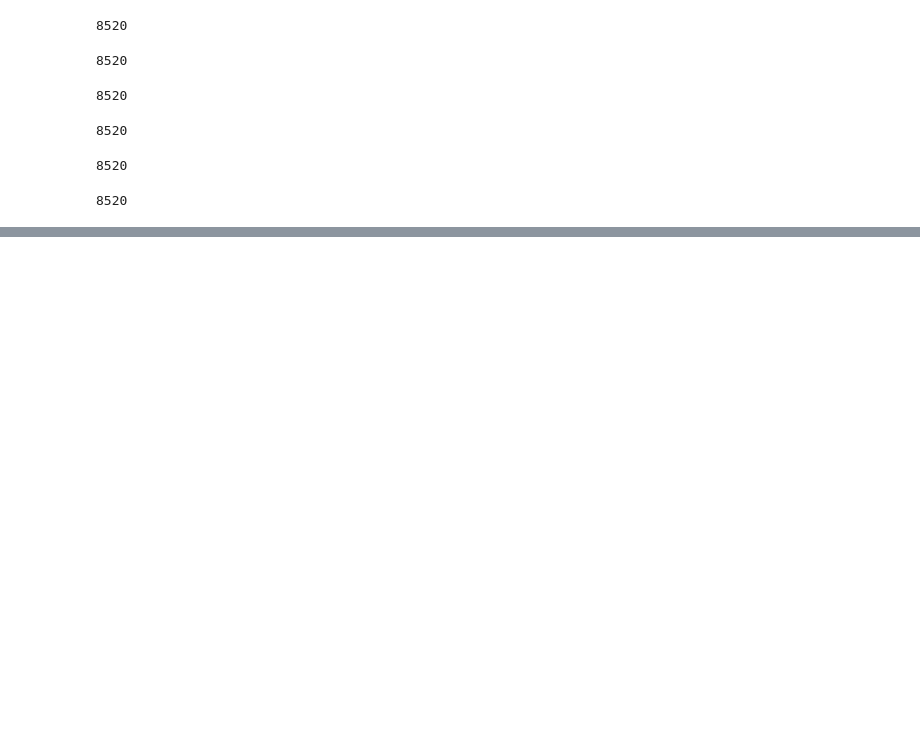
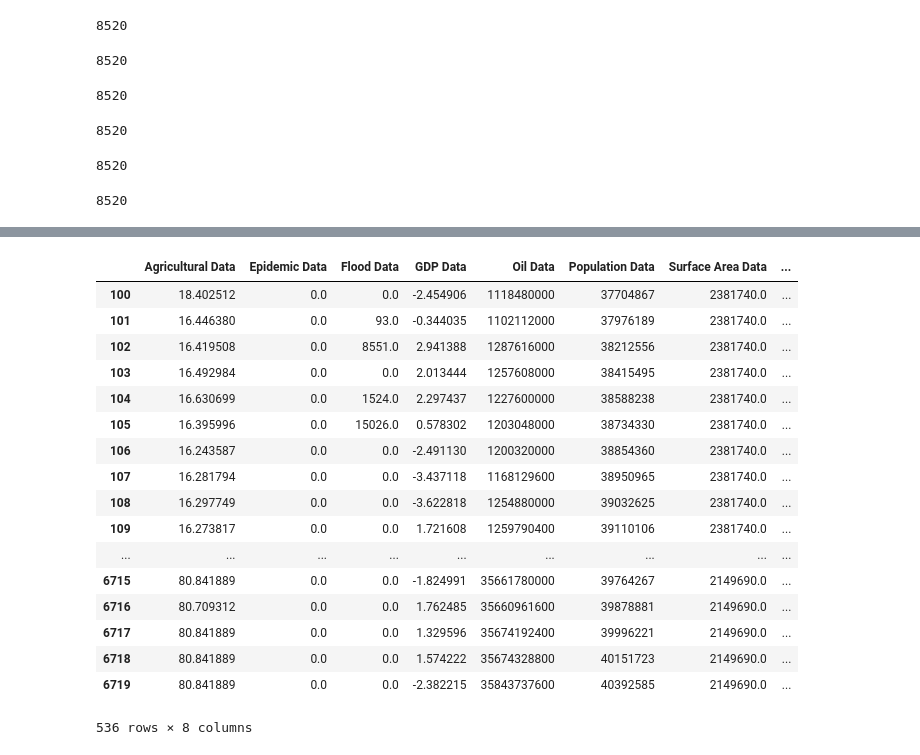
Before and after one commit to mike-gee/datascience, a Jupyter notebook: findingCorrelation.ipynb, the cells around one changed output, grey strips where cells are left out. Drawn from its saved outputs; the diff is of its cells as text; code cells hidden in the pictures; blank space fills up the shorter version.

```diff
--- a/findingCorrelation.ipynb
+++ b/findingCorrelation.ipynb
@@ -145,12 +146,12 @@ for gdp_country_index in range(0, len(GDPdata.ix[:,0])):
         if GDPdata.ix[gdp_country_index,0] == floodData.ix[flood_country_index,0]:
             countryFound = True
             for x in range(0, 10):
-                floodDataList.append('')
+                floodDataList.append(np.nan)
             for year in [str(x) for x in range(1970, 2000)]:
                 floodDataList.append(floodData[year][flood_country_index])
     if countryFound != True:
         for x in range(1960, 2000):
-            floodDataList.append('')
+            floodDataList.append(np.nan)
     countryFound = False
 # %%
 GDPdataList = []
@@ -228,12 +229,12 @@ for gdp_country_index in range(0, len(GDPdata.ix[:,0])):
     for oil_country_index in range(1, len(oilData.ix[:,0]) + 1):
         if GDPdata.ix[gdp_country_index,0] == oilData.ix[oil_country_index,0]:
             countryFound = True
-            oilDataList.append('')
+            oilDataList.append(0.0)
             for year in [str(x) for x in range(1961, 2000)]:
                 oilDataList.append(oilData[year][oil_country_index])
     if countryFound != True:
         for x in range(1960, 2000):
-            oilDataList.append('')
+            oilDataList.append(0.0)
     countryFound = False
 
 print(len(oilDataList))
@@ -275,0 +277,21 @@ data.head()
+# %%
+data2
+# %% [output]
+|  | Agricultural Data | Epidemic Data | Flood Data | GDP Data | Oil Data | Population Data | Surface Area Data | ... |
+| 100 | 18.402512 | 0.0 | 0.0 | -2.454906 | 1118480000 | 37704867 | 2381740.0 | ... |
+| 101 | 16.446380 | 0.0 | 93.0 | -0.344035 | 1102112000 | 37976189 | 2381740.0 | ... |
+| 102 | 16.419508 | 0.0 | 8551.0 | 2.941388 | 1287616000 | 38212556 | 2381740.0 | ... |
+| 103 | 16.492984 | 0.0 | 0.0 | 2.013444 | 1257608000 | 38415495 | 2381740.0 | ... |
+| 104 | 16.630699 | 0.0 | 1524.0 | 2.297437 | 1227600000 | 38588238 | 2381740.0 | ... |
+| 105 | 16.395996 | 0.0 | 15026.0 | 0.578302 | 1203048000 | 38734330 | 2381740.0 | ... |
+| 106 | 16.243587 | 0.0 | 0.0 | -2.491130 | 1200320000 | 38854360 | 2381740.0 | ... |
+| 107 | 16.281794 | 0.0 | 0.0 | -3.437118 | 1168129600 | 38950965 | 2381740.0 | ... |
+| 108 | 16.297749 | 0.0 | 0.0 | -3.622818 | 1254880000 | 39032625 | 2381740.0 | ... |
+| 109 | 16.273817 | 0.0 | 0.0 | 1.721608 | 1259790400 | 39110106 | 2381740.0 | ... |
+| ... | ... | ... | ... | ... | ... | ... | ... | ... |
+| 6715 | 80.841889 | 0.0 | 0.0 | -1.824991 | 35661780000 | 39764267 | 2149690.0 | ... |
+| 6716 | 80.709312 | 0.0 | 0.0 | 1.762485 | 35660961600 | 39878881 | 2149690.0 | ... |
+| 6717 | 80.841889 | 0.0 | 0.0 | 1.329596 | 35674192400 | 39996221 | 2149690.0 | ... |
+| 6718 | 80.841889 | 0.0 | 0.0 | 1.574222 | 35674328800 | 40151723 | 2149690.0 | ... |
+| 6719 | 80.841889 | 0.0 | 0.0 | -2.382215 | 35843737600 | 40392585 | 2149690.0 | ... |
+536 rows × 8 columns
```
Also changed, not shown: parts of 5 cells of this notebook.
